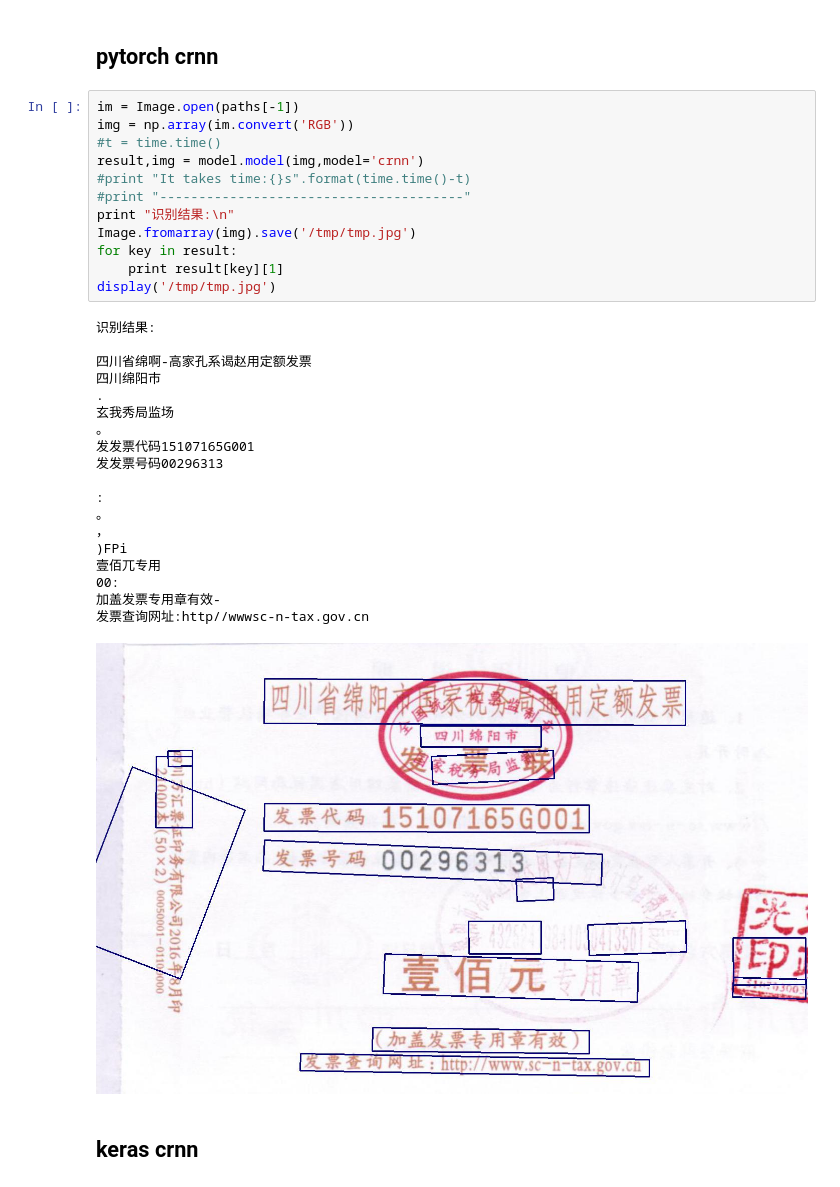
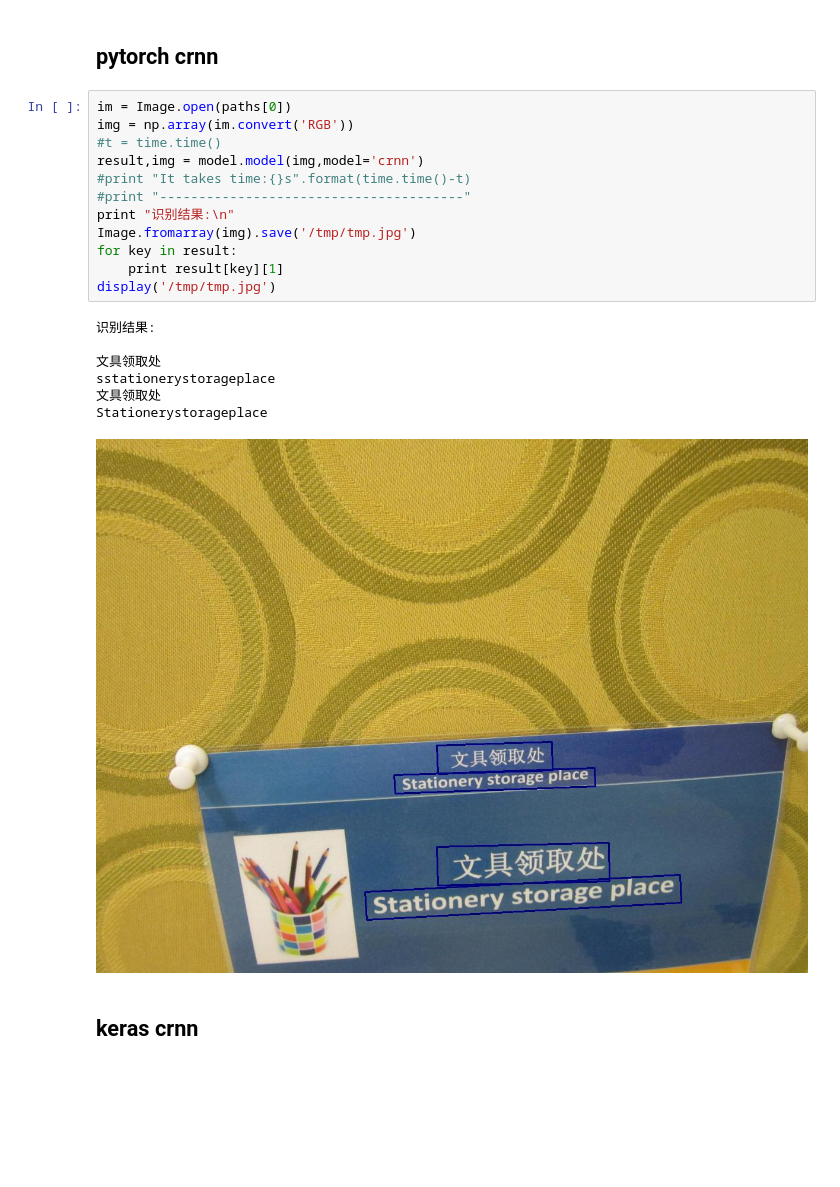
Before and after one commit to yijiuzai/chinese-ocr, a Jupyter notebook: demo.ipynb, the cells around one changed output. Cells and saved outputs as stored; diff of their text form; blank space fills up the shorter version.

```diff
--- a/demo.ipynb
+++ b/demo.ipynb
@@ -32,37 +32,25 @@ paths
 # %% [markdown]
 ## pytorch crnn
 # %%
-im = Image.open(paths[-1])
+im = Image.open(paths[0])
 img = np.array(im.convert('RGB'))
 #t = time.time()
 result,img = model.model(img,model='crnn')
 #print "It takes time:{}s".format(time.time()-t)
 #print "---------------------------------------"
 print "识别结果:\n"
 Image.fromarray(img).save('/tmp/tmp.jpg')
 for key in result:
     print result[key][1]
 display('/tmp/tmp.jpg')
 # %% [output]
 识别结果:
 
-四川省绵啊-高家孔系谒赵用定额发票
-四川绵阳市
-.
-玄我秀局监场
-。
-发发票代码15107165G001
-发发票号码00296313
-
-:
-。
-，
-)FPi
-壹佰兀专用
-00:
-加盖发票专用章有效-
-发票查询网址:http//wwwsc-n-tax.gov.cn
+文具领取处
+sstationerystorageplace
+文具领取处
+Stationerystorageplace
-[figure, old version]
+[figure, new version]
 # %% [markdown]
 ## keras crnn
 # %%
```
Also changed, not shown: parts of 3 cells of this notebook, 4 other files.
